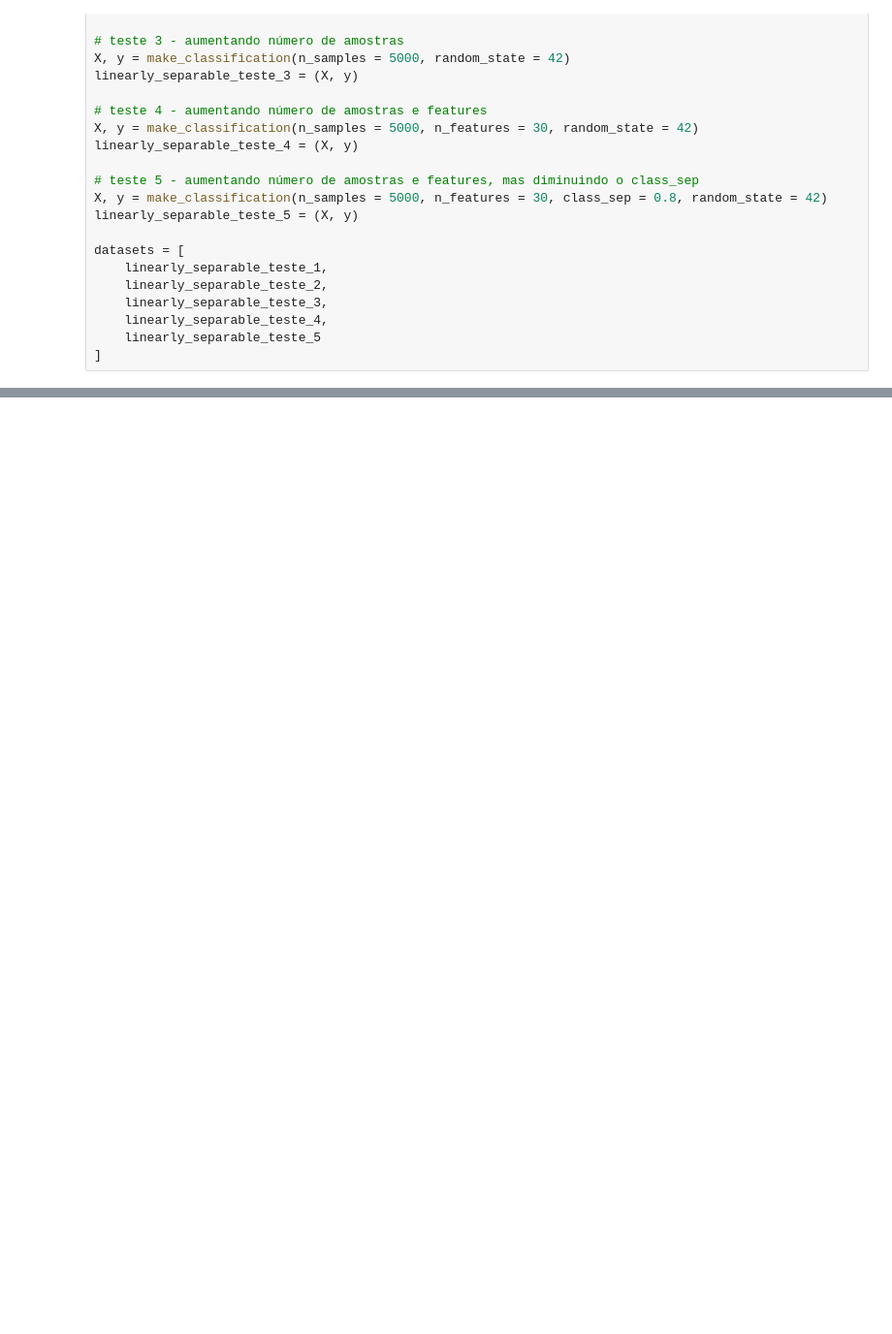
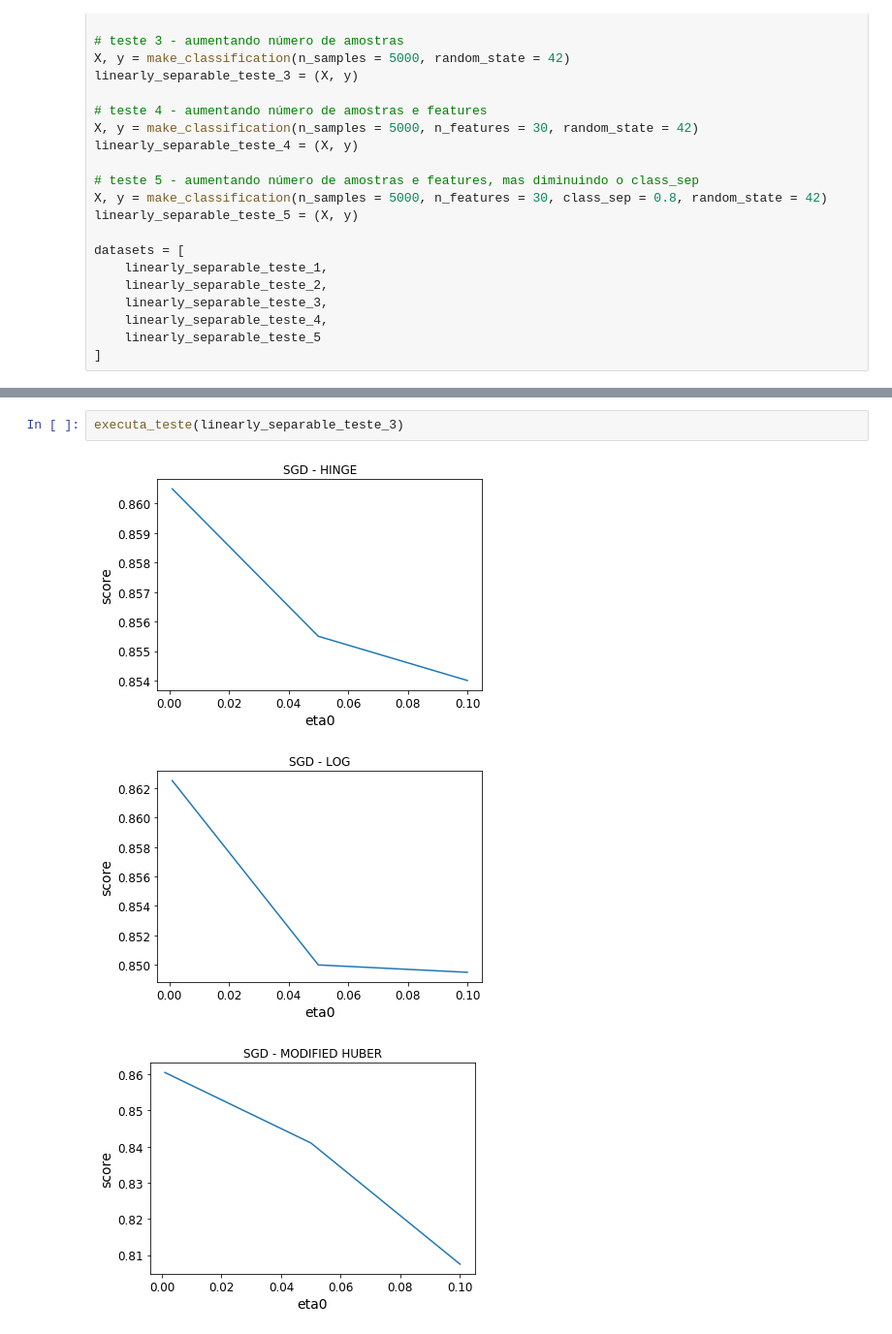
Before and after one commit to joaomarcosmareto/rna, a Jupyter notebook: tarefa3.ipynb, the cells around one changed output, grey strips where cells are left out. Shown: that part at 97% size. Drawn from its saved outputs; the diff is of its cells as text; blank space fills up the shorter version.

```diff
--- a/tarefa3.ipynb
+++ b/tarefa3.ipynb
@@ -195,0 +160,6 @@ Saving figure generated_data_plot
+# %%
+executa_teste(linearly_separable_teste_3)
+# %% [output]
+[figure, added]
+[figure, added]
+[figure, added]
```
Also changed, not shown: parts of 20 cells of this notebook.
